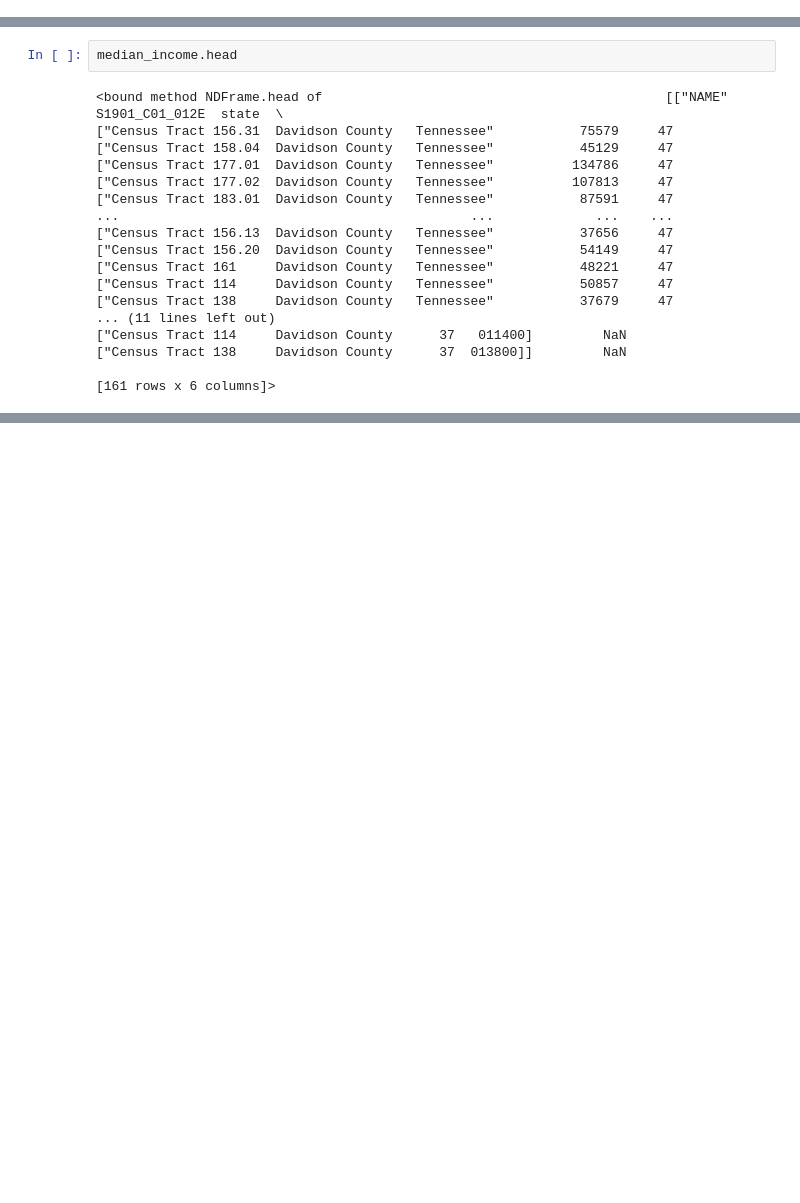
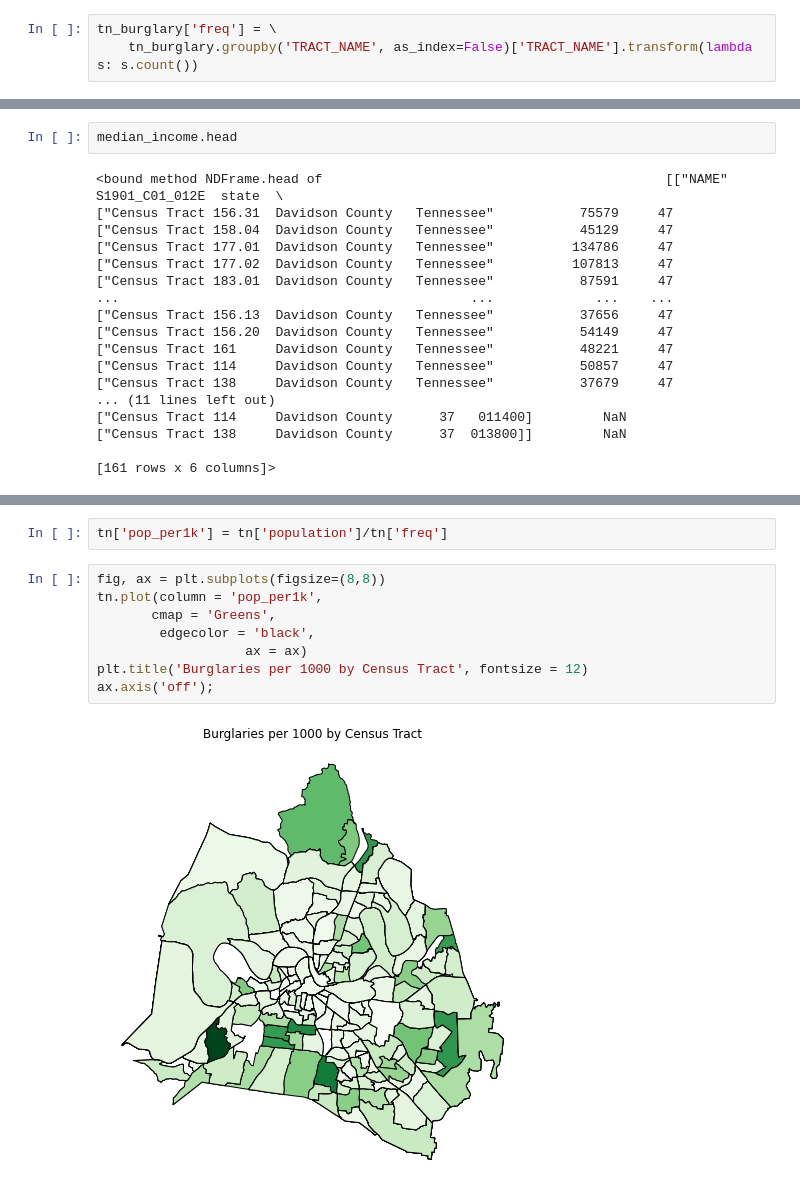
Before and after one commit to jrioross/nashville-burglaries, a Jupyter notebook: Notebooks/Silver Sloth Project - Yvonne.ipynb, the cells around one changed output, grey strips where cells are left out. Drawn from its saved outputs; the diff is of its cells as text; blank space fills up the shorter version.

```diff
--- a/Notebooks/Silver Sloth Project - Yvonne.ipynb
+++ b/Notebooks/Silver Sloth Project - Yvonne.ipynb
@@ -191,0 +192,3 @@ Name: TRACT_NAME, Length: 148, dtype: int64
+# %%
+tn_burglary['freq'] = \
+    tn_burglary.groupby('TRACT_NAME', as_index=False)['TRACT_NAME'].transform(lambda s: s.count())
@@ -342,0 +387,12 @@ tn.info
+# %%
+tn['pop_per1k'] = tn['population']/tn['freq']
+# %%
+fig, ax = plt.subplots(figsize=(8,8))
+tn.plot(column = 'pop_per1k',
+       cmap = 'Greens',
+        edgecolor = 'black',
+                   ax = ax)
+plt.title('Burglaries per 1000 by Census Tract', fontsize = 12)
+ax.axis('off');
+# %% [output]
+[figure, added]
```
Also changed, not shown: parts of 43 cells of this notebook.
